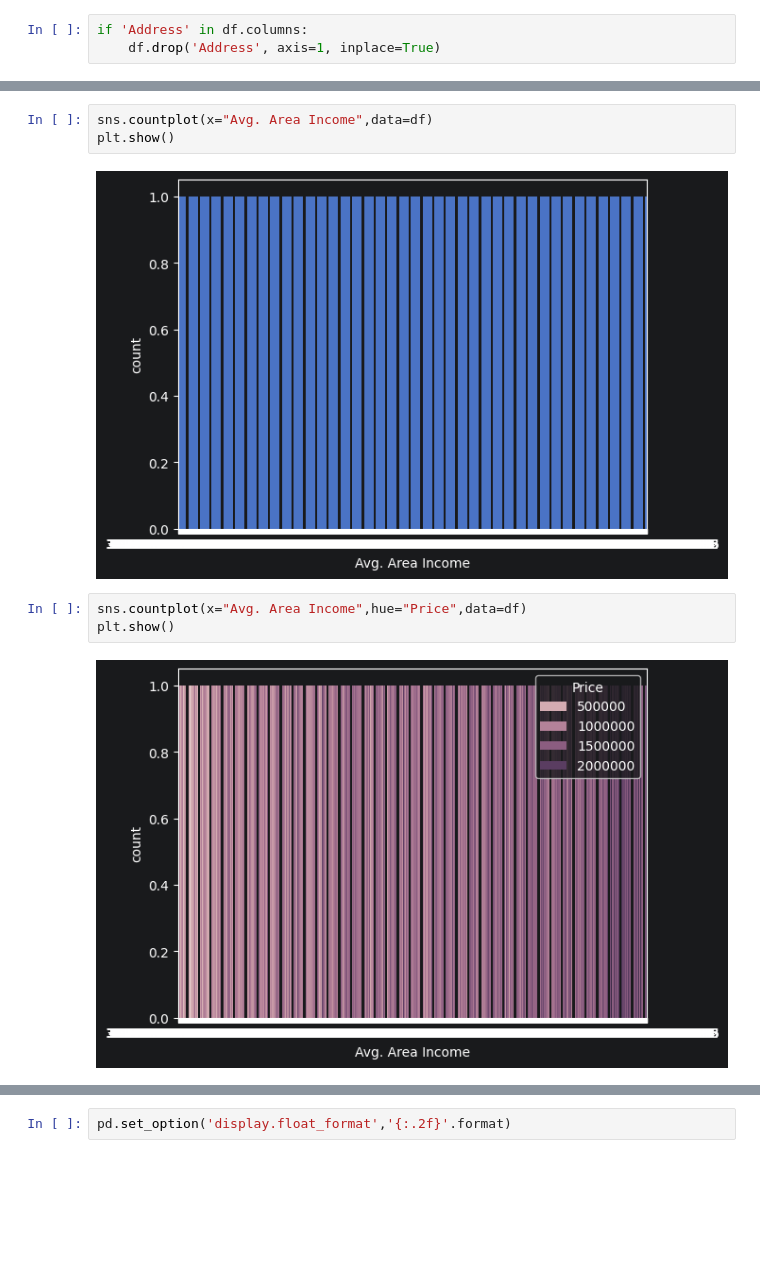
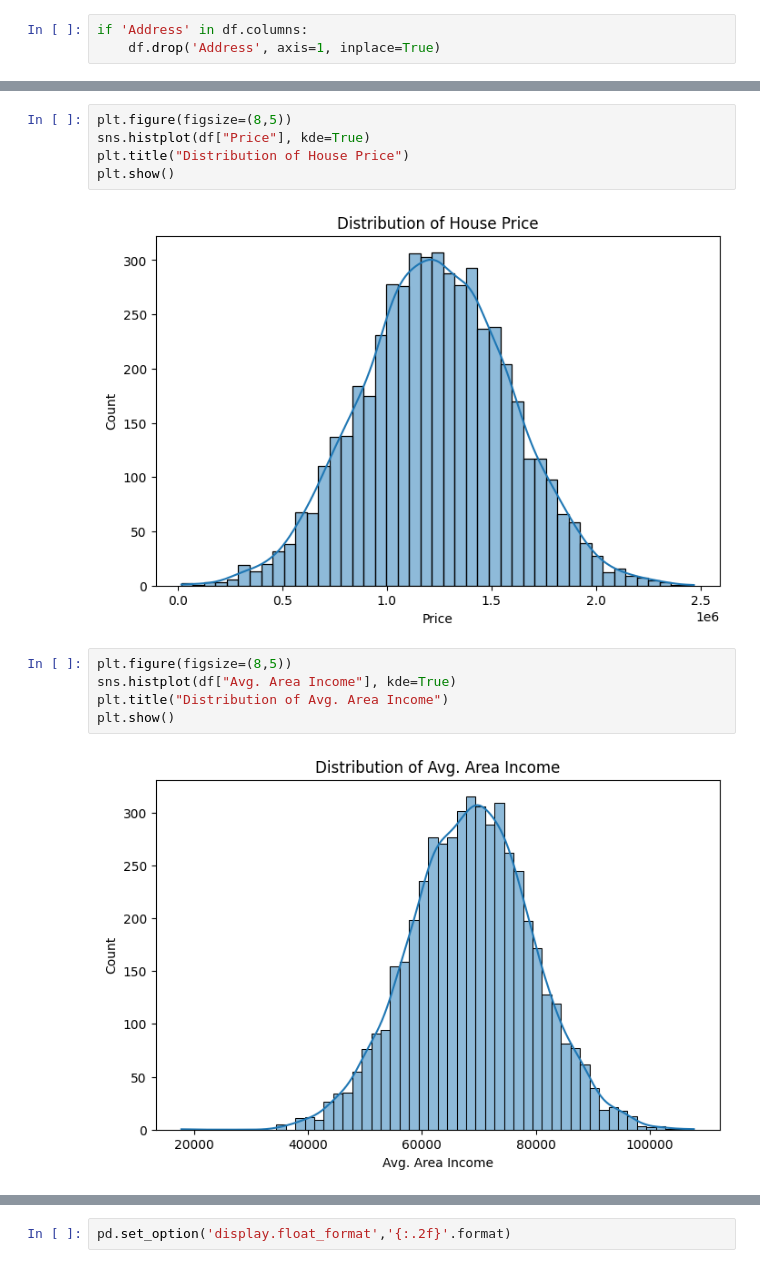
Before and after one commit to SaptanshuWanjari/3rd-Year-, a Jupyter notebook: ML/lab/15-7-Lab-2/C1_A2_18-Saptanshu_Wanjari-Lab-2.ipynb, the cells around one changed output, grey strips where cells are left out. Cells and saved outputs as stored; diff of their text form; blank space fills up the shorter version.

```diff
--- a/ML/lab/15-7-Lab-2/C1_A2_18-Saptanshu_Wanjari-Lab-2.ipynb
+++ b/ML/lab/15-7-Lab-2/C1_A2_18-Saptanshu_Wanjari-Lab-2.ipynb
@@ -97,13 +94,17 @@ plt.show()
 # %%
-sns.countplot(x="Avg. Area Income",data=df)
+plt.figure(figsize=(8,5))
+sns.histplot(df["Price"], kde=True)
+plt.title("Distribution of House Price")
 plt.show()
 # %% [output]
-[figure, old version]
+[figure, new version]
 # %%
-sns.countplot(x="Avg. Area Income",hue="Price",data=df)
+plt.figure(figsize=(8,5))
+sns.histplot(df["Avg. Area Income"], kde=True)
+plt.title("Distribution of Avg. Area Income")
 plt.show()
 # %% [output]
-[figure, old version]
+[figure, new version]
 # %%
 sns.scatterplot(x="Avg. Area Income",y="Price",data=df)
 plt.show()
```
Also changed, not shown: parts of 9 cells of this notebook, 2 other files.
